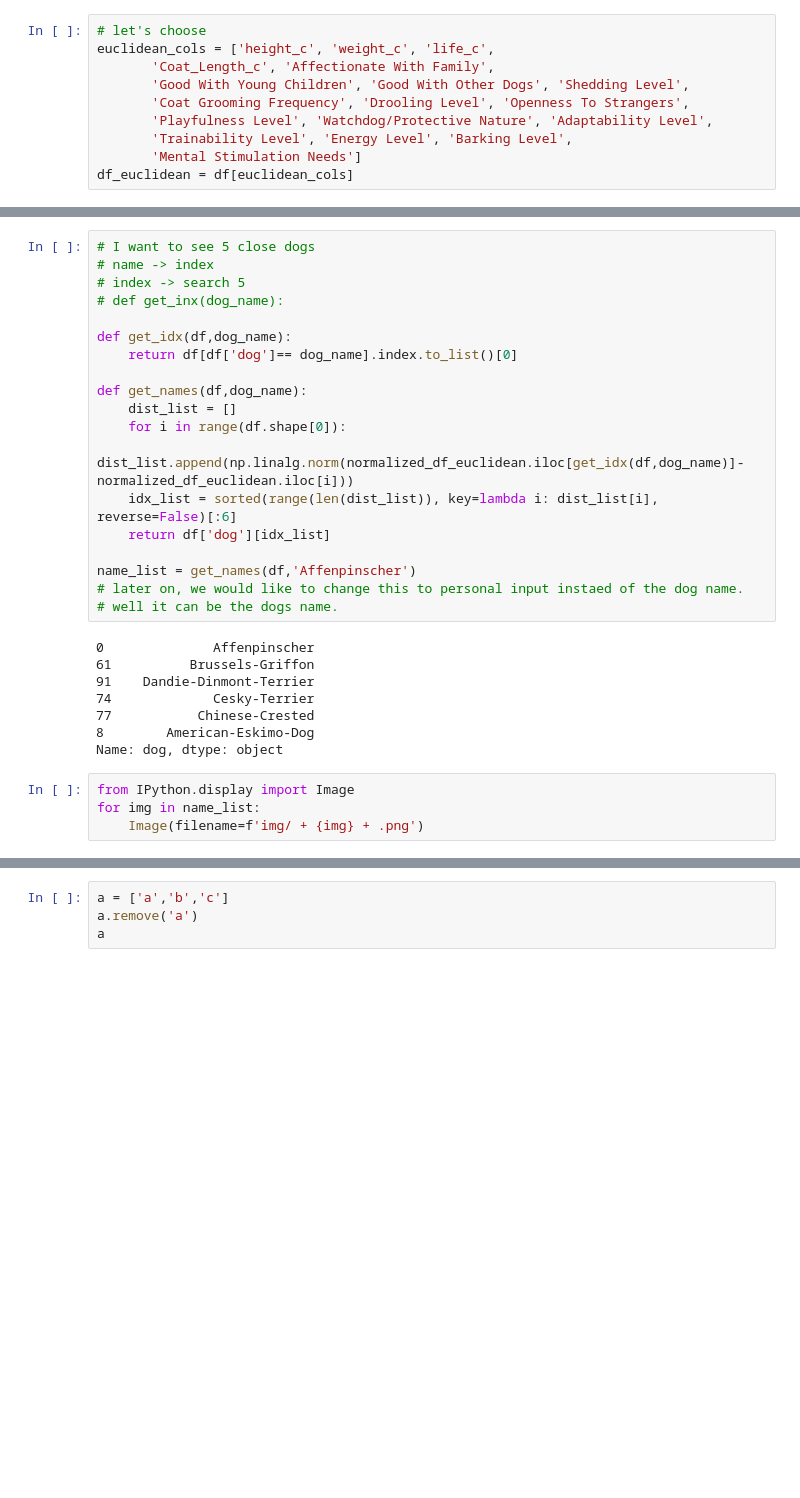
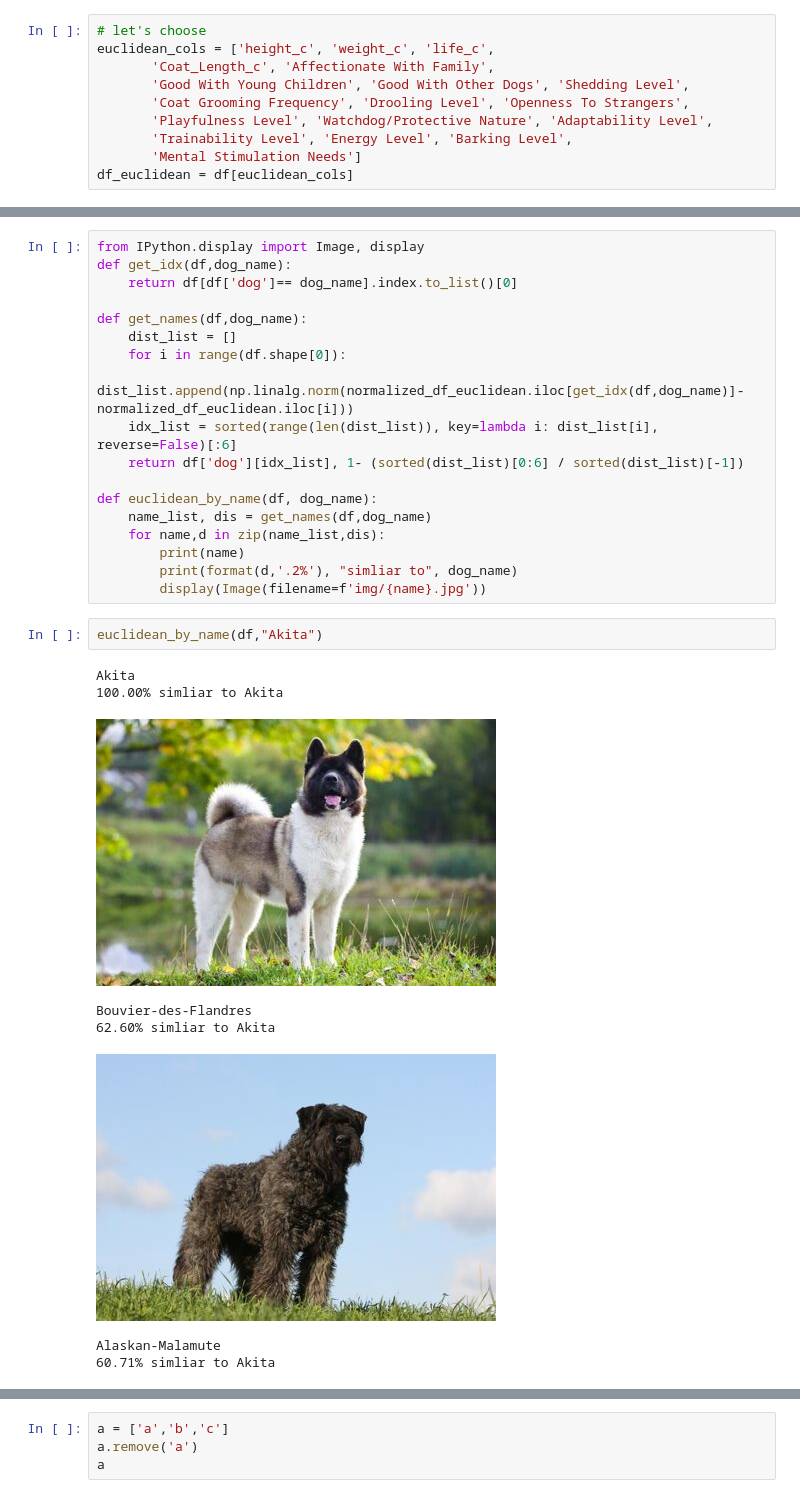
Before and after one commit to gihonglee/Dog_Breed_Recommendation, a Jupyter notebook: dog_analysis.ipynb, the cells around one changed output, grey strips where cells are left out. Drawn from its saved outputs; the diff is of its cells as text; blank space fills up the shorter version.

```diff
--- a/dog_analysis.ipynb
+++ b/dog_analysis.ipynb
@@ -270,10 +267,6 @@ See the caveats in the documentation: https://pandas.pydata.org/pandas-docs/stab
 276 rows × 18 columns
 # %%
-# I want to see 5 close dogs
-# name -> index
-# index -> search 5
-# def get_inx(dog_name):
-
+from IPython.display import Image, display
 def get_idx(df,dog_name):
     return df[df['dog']== dog_name].index.to_list()[0]
 
@@ -282,20 +275,22 @@ def get_names(df,dog_name):
     for i in range(df.shape[0]):
         dist_list.append(np.linalg.norm(normalized_df_euclidean.iloc[get_idx(df,dog_name)]-normalized_df_euclidean.iloc[i]))
     idx_list = sorted(range(len(dist_list)), key=lambda i: dist_list[i], reverse=False)[:6]
-    return df['dog'][idx_list]
+    return df['dog'][idx_list], 1- (sorted(dist_list)[0:6] / sorted(dist_list)[-1])
 
-name_list = get_names(df,'Affenpinscher')
-# later on, we would like to change this to personal input instaed of the dog name.
-# well it can be the dogs name.
+def euclidean_by_name(df, dog_name):
+    name_list, dis = get_names(df,dog_name)
+    for name,d in zip(name_list,dis):
+        print(name)
+        print(format(d,'.2%'), "simliar to", dog_name)
+        display(Image(filename=f'img/{name}.jpg'))
-# %% [output]
-0              Affenpinscher
-61          Brussels-Griffon
-91    Dandie-Dinmont-Terrier
-74             Cesky-Terrier
-77           Chinese-Crested
-8        American-Eskimo-Dog
-Name: dog, dtype: object
-# %%
-from IPython.display import Image
-for img in name_list:
-    Image(filename=f'img/ + {img} + .png')
+# %%
+euclidean_by_name(df,"Akita")
+# %% [output]
+Akita
+100.00% simliar to Akita
+[figure, added]
+Bouvier-des-Flandres
+62.60% simliar to Akita
+[figure, added]
+Alaskan-Malamute
+60.71% simliar to Akita
```
Also changed, not shown: parts of 9 cells of this notebook, 1 other file.
